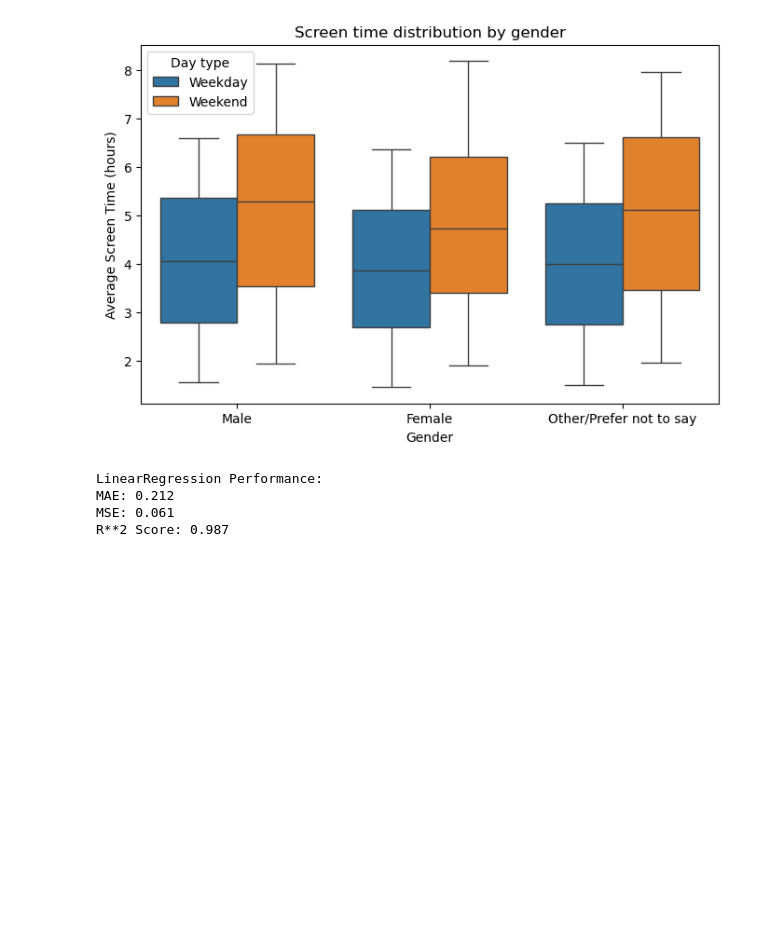
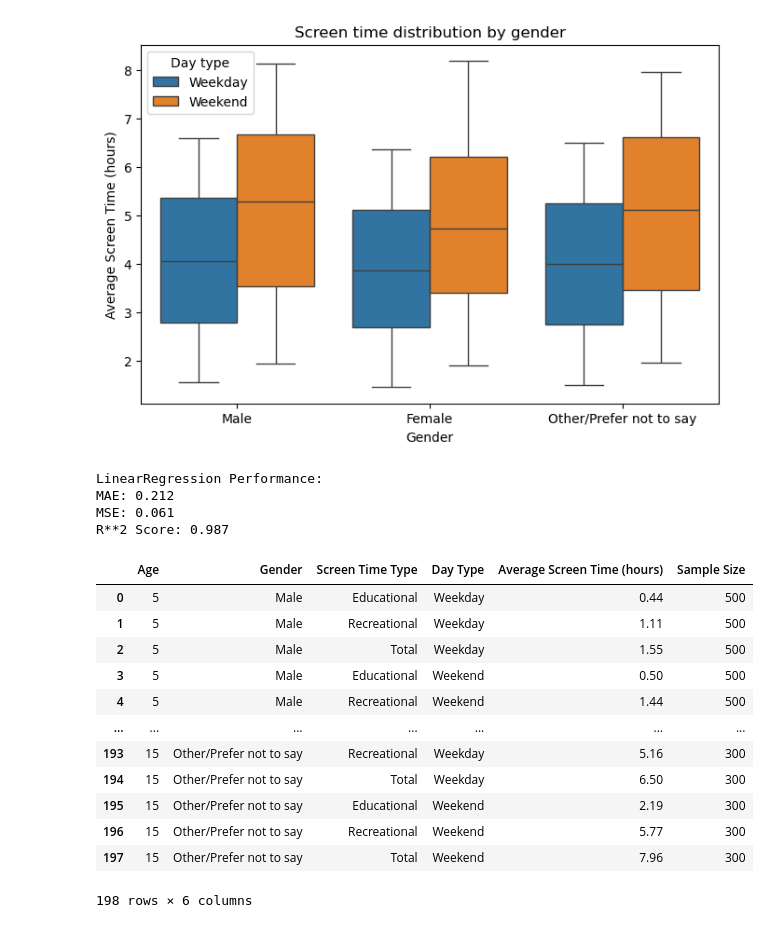
Before and after one commit to chaudhary-dotcom/ML, a Jupyter notebook: LR_dailyScreenTime.ipynb, the cells around one changed output. Cells and saved outputs as stored; diff of their text form; code cells hidden in the pictures; blank space fills up the shorter version.

Commit message:
LR Screen_time

```diff
--- a/LR_dailyScreenTime.ipynb
+++ b/LR_dailyScreenTime.ipynb
@@ -104,3 +104,19 @@ LinearRegression Performance:
 MAE: 0.212
 MSE: 0.061
 R**2 Score: 0.987
+# %%
+df
+# %% [output]
+|  | Age | Gender | Screen Time Type | Day Type | Average Screen Time (hours) | Sample Size |
+| 0 | 5 | Male | Educational | Weekday | 0.44 | 500 |
+| 1 | 5 | Male | Recreational | Weekday | 1.11 | 500 |
+| 2 | 5 | Male | Total | Weekday | 1.55 | 500 |
+| 3 | 5 | Male | Educational | Weekend | 0.50 | 500 |
+| 4 | 5 | Male | Recreational | Weekend | 1.44 | 500 |
+| ... | ... | ... | ... | ... | ... | ... |
+| 193 | 15 | Other/Prefer not to say | Recreational | Weekday | 5.16 | 300 |
+| 194 | 15 | Other/Prefer not to say | Total | Weekday | 6.50 | 300 |
+| 195 | 15 | Other/Prefer not to say | Educational | Weekend | 2.19 | 300 |
+| 196 | 15 | Other/Prefer not to say | Recreational | Weekend | 5.77 | 300 |
+| 197 | 15 | Other/Prefer not to say | Total | Weekend | 7.96 | 300 |
+198 rows × 6 columns
```
